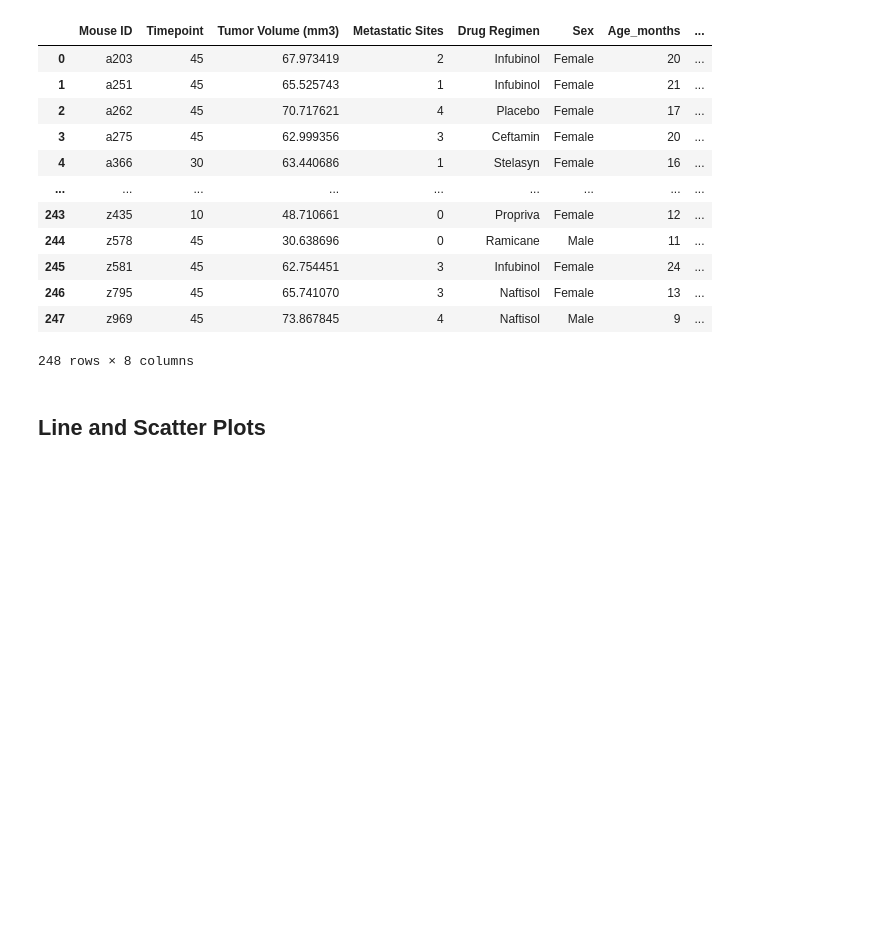
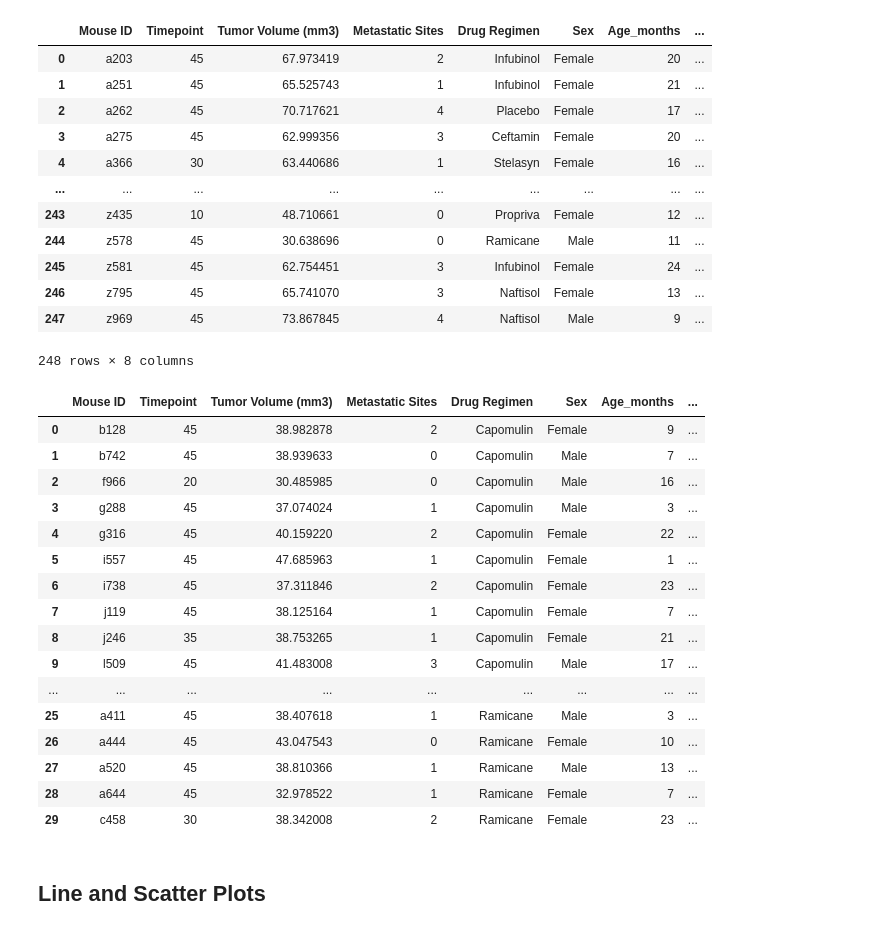
Before and after one commit to PamFernandez/matplotlib-challenge, a Jupyter notebook: pymaceuticals_starter (1).ipynb, the cells around one changed output. Saved outputs shown, nothing was run; the diff lists cells and outputs as text; code cells hidden in the pictures; blank space fills up the shorter version.

```diff
--- a/pymaceuticals_starter (1).ipynb
+++ b/pymaceuticals_starter (1).ipynb
@@ -258,5 +276,49 @@ final_tumor_vol_df
 | 246 | z795 | 45 | 65.741070 | 3 | Naftisol | Female | 13 | ... |
 | 247 | z969 | 45 | 73.867845 | 4 | Naftisol | Male | 9 | ... |
 248 rows × 8 columns
+# %%
+# This is my dataframe for the final tumor volume of each mouse across four of the treatment regimens:
+#    Capomulin, Ramicane, Infubinol, and Ceftamin
+
+
+#reduced_kickstarter_df = reduced_kickstarter_df.loc[(
+#    reduced_kickstarter_df["pledged"] > 0)]
+#reduced_kickstarter_df.head()
+
+cap_df = final_tumor_vol_df.loc[(
+    final_tumor_vol_df['Drug Regimen']=='Capomulin')]
+
+ram_df = final_tumor_vol_df.loc[(
+    final_tumor_vol_df['Drug Regimen']=='Ramicane')]
+
+inf_df = final_tumor_vol_df.loc[(
+    final_tumor_vol_df['Drug Regimen']=='Infubinol')]
+
+cef_df = final_tumor_vol_df.loc[(
+    final_tumor_vol_df['Drug Regimen']=='Ceftamin')]
+
+
+cap_ram_df = cap_df.append(ram_df, ignore_index=True)
+cap_ram_inf_df = cap_ram_df.append(inf_df, ignore_index=True)
+cap_ram_inf_cef_df = cap_ram_inf_df.append(cef_df, ignore_index=True)
+cap_ram_inf_cef_df.head(30)
+# %% [output]
+|  | Mouse ID | Timepoint | Tumor Volume (mm3) | Metastatic Sites | Drug Regimen | Sex | Age_months | ... |
+| 0 | b128 | 45 | 38.982878 | 2 | Capomulin | Female | 9 | ... |
+| 1 | b742 | 45 | 38.939633 | 0 | Capomulin | Male | 7 | ... |
+| 2 | f966 | 20 | 30.485985 | 0 | Capomulin | Male | 16 | ... |
+| 3 | g288 | 45 | 37.074024 | 1 | Capomulin | Male | 3 | ... |
+| 4 | g316 | 45 | 40.159220 | 2 | Capomulin | Female | 22 | ... |
+| 5 | i557 | 45 | 47.685963 | 1 | Capomulin | Female | 1 | ... |
+| 6 | i738 | 45 | 37.311846 | 2 | Capomulin | Female | 23 | ... |
+| 7 | j119 | 45 | 38.125164 | 1 | Capomulin | Female | 7 | ... |
+| 8 | j246 | 35 | 38.753265 | 1 | Capomulin | Female | 21 | ... |
+| 9 | l509 | 45 | 41.483008 | 3 | Capomulin | Male | 17 | ... |
+| ... | ... | ... | ... | ... | ... | ... | ... | ... |
+| 25 | a411 | 45 | 38.407618 | 1 | Ramicane | Male | 3 | ... |
+| 26 | a444 | 45 | 43.047543 | 0 | Ramicane | Female | 10 | ... |
+| 27 | a520 | 45 | 38.810366 | 1 | Ramicane | Male | 13 | ... |
+| 28 | a644 | 45 | 32.978522 | 1 | Ramicane | Female | 7 | ... |
+| 29 | c458 | 30 | 38.342008 | 2 | Ramicane | Female | 23 | ... |
 # %%
 # Put treatments into a list for for loop (and later for plot labels)
```
Also changed, not shown: parts of 4 cells of this notebook.
